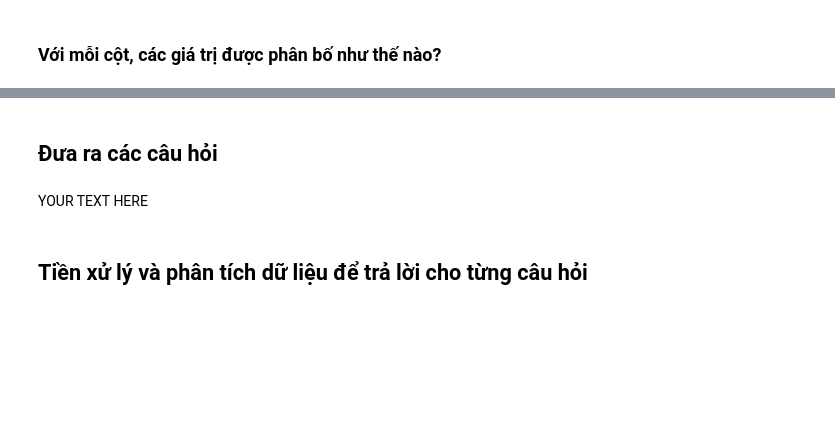
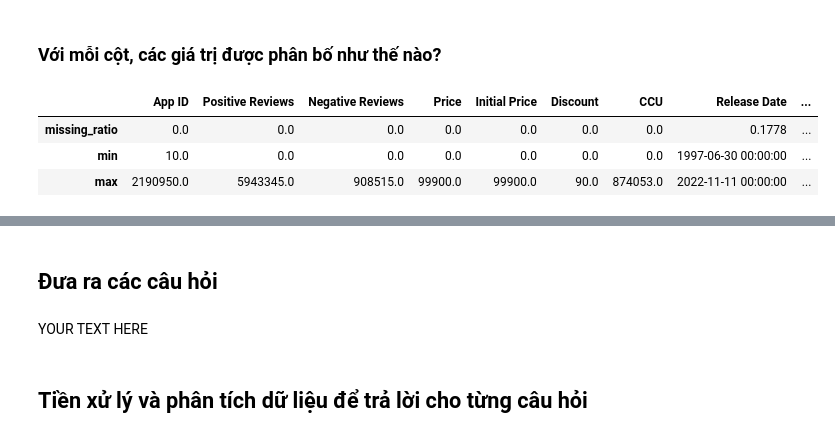
Before and after one commit to Phlinh29102/GR09-LTKHDL, a Jupyter notebook: source.ipynb, the cells around one changed output, grey strips where cells are left out. Saved outputs shown, nothing was run; the diff lists cells and outputs as text; code cells hidden in the pictures; blank space fills up the shorter version.

```diff
--- a/source.ipynb
+++ b/source.ipynb
@@ -88,2 +118,19 @@ Theo mô tả trên kaggle, các cột có ý nghĩa như sau:
+# %%
+def trans_age(type_age):
+    l_age=re.findall(r'\d{1,2}',str(type_age))
+    age=int(l_age[0])
+    if age>=18:
+        return 18
+    elif age>=16:
+        return 16
+    elif age>=12:
+        return 12
+    elif age>=7:
+        return 7
+    return 3
+steam_df['Required Age']=steam_df['Required Age'].apply(trans_age)
+# %%
+# steam_df['Release Date']=pd.to_datetime(steam_df['Release Date'],format='%Y/%m/%d')
+steam_df['Release Date']=steam_df['Release Date'].astype('datetime64[s]')
 # %% [markdown]
 ### Với mỗi cột, các giá trị được phân bố như thế nào?
@@ -91,0 +137,19 @@ Theo mô tả trên kaggle, các cột có ý nghĩa như sau:
+# %%
+#YOUR CODE HERE
+
+numeric_cols=steam_df[steam_df.select_dtypes(include=[int,'datetime64[ns]']).columns]
+
+def missing_ratio(col):
+    return np.round(col.isnull().sum()/len(col)*100,4)
+def min(col):
+    return col.min()
+def max(col):
+    return col.max()
+
+num_col_profiles_df=numeric_cols.agg([missing_ratio,min,max])
+num_col_profiles_df
+# %% [output]
+|  | App ID | Positive Reviews | Negative Reviews | Price | Initial Price | Discount | CCU | Release Date | ... |
+| missing_ratio | 0.0 | 0.0 | 0.0 | 0.0 | 0.0 | 0.0 | 0.0 | 0.1778 | ... |
+| min | 10.0 | 0.0 | 0.0 | 0.0 | 0.0 | 0.0 | 0.0 | 1997-06-30 00:00:00 | ... |
+| max | 2190950.0 | 5943345.0 | 908515.0 | 99900.0 | 99900.0 | 90.0 | 874053.0 | 2022-11-11 00:00:00 | ... |
```
Also changed, not shown: parts of 40 cells of this notebook.
